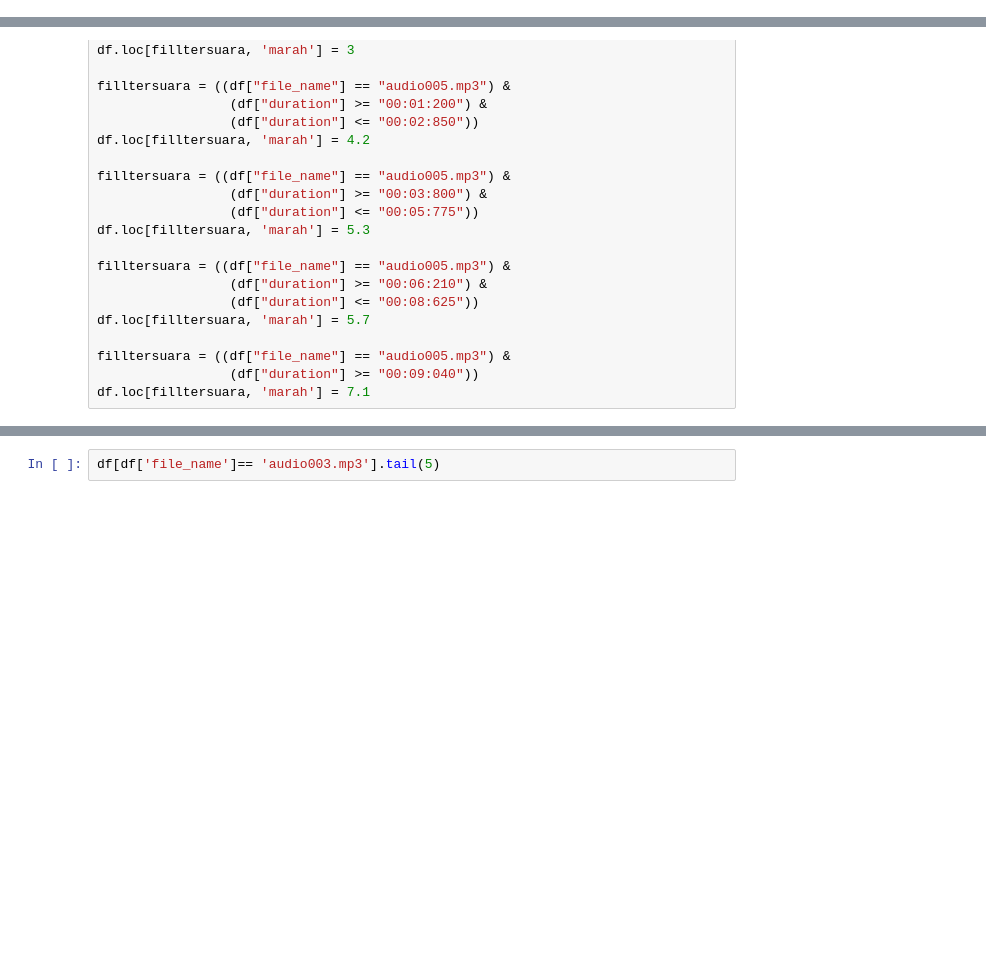
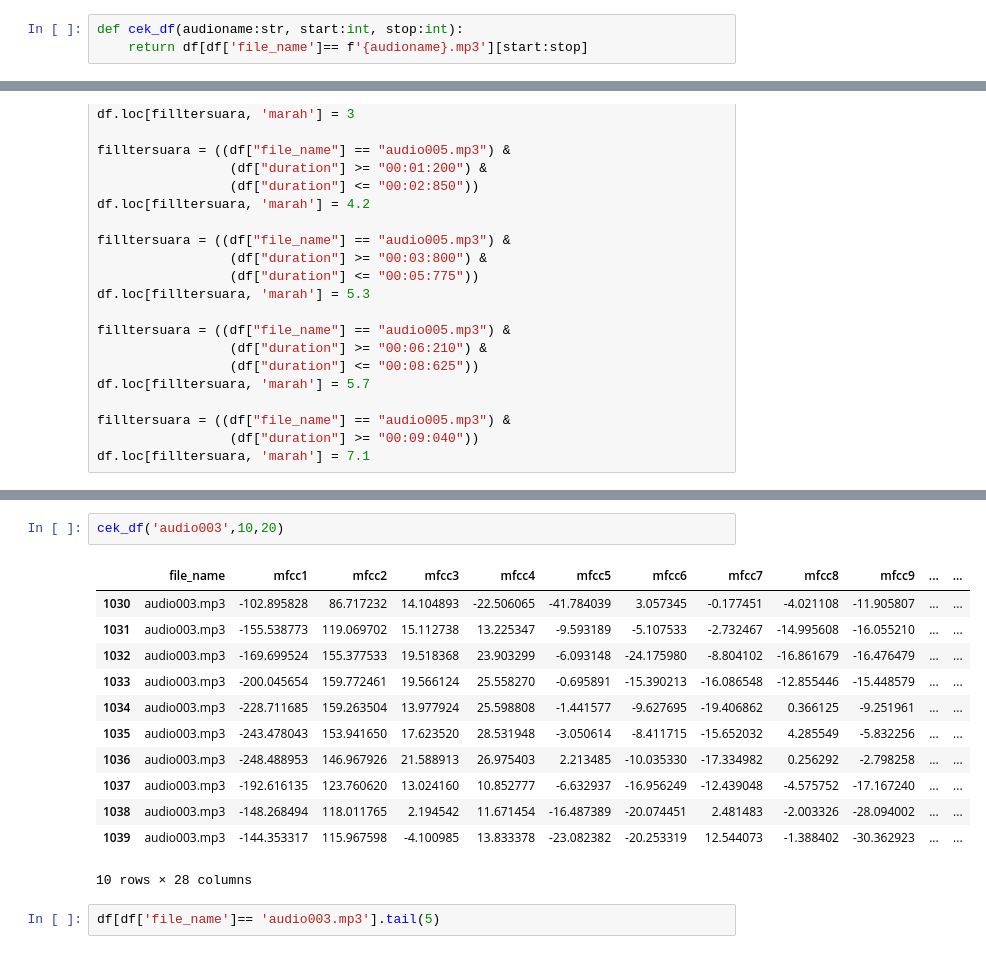
Before and after one commit to mwahid60/audio_preprocesing, a Jupyter notebook: emotion.ipynb, the cells around one changed output, grey strips where cells are left out. Saved outputs shown, nothing was run; the diff lists cells and outputs as text; blank space fills up the shorter version.

```diff
--- a/emotion.ipynb
+++ b/emotion.ipynb
@@ -16,3 +18,6 @@ import IPython.display as ipd
+# %%
+def cek_df(audioname:str, start:int, stop:int):
+    return df[df['file_name']== f'{audioname}.mp3'][start:stop]
 # %% [markdown]
 # Load Audio
 # %%
@@ -252,3 +267,18 @@ df.loc[df['file_name']=='audio005.mp3'][30:45]
+# %%
+cek_df('audio003',10,20)
+# %% [output]
+|  | file_name | mfcc1 | mfcc2 | mfcc3 | mfcc4 | mfcc5 | mfcc6 | mfcc7 | mfcc8 | mfcc9 | ... | ... |
+| 1030 | audio003.mp3 | -102.895828 | 86.717232 | 14.104893 | -22.506065 | -41.784039 | 3.057345 | -0.177451 | -4.021108 | -11.905807 | ... | ... |
+| 1031 | audio003.mp3 | -155.538773 | 119.069702 | 15.112738 | 13.225347 | -9.593189 | -5.107533 | -2.732467 | -14.995608 | -16.055210 | ... | ... |
+| 1032 | audio003.mp3 | -169.699524 | 155.377533 | 19.518368 | 23.903299 | -6.093148 | -24.175980 | -8.804102 | -16.861679 | -16.476479 | ... | ... |
+| 1033 | audio003.mp3 | -200.045654 | 159.772461 | 19.566124 | 25.558270 | -0.695891 | -15.390213 | -16.086548 | -12.855446 | -15.448579 | ... | ... |
+| 1034 | audio003.mp3 | -228.711685 | 159.263504 | 13.977924 | 25.598808 | -1.441577 | -9.627695 | -19.406862 | 0.366125 | -9.251961 | ... | ... |
+| 1035 | audio003.mp3 | -243.478043 | 153.941650 | 17.623520 | 28.531948 | -3.050614 | -8.411715 | -15.652032 | 4.285549 | -5.832256 | ... | ... |
+| 1036 | audio003.mp3 | -248.488953 | 146.967926 | 21.588913 | 26.975403 | 2.213485 | -10.035330 | -17.334982 | 0.256292 | -2.798258 | ... | ... |
+| 1037 | audio003.mp3 | -192.616135 | 123.760620 | 13.024160 | 10.852777 | -6.632937 | -16.956249 | -12.439048 | -4.575752 | -17.167240 | ... | ... |
+| 1038 | audio003.mp3 | -148.268494 | 118.011765 | 2.194542 | 11.671454 | -16.487389 | -20.074451 | 2.481483 | -2.003326 | -28.094002 | ... | ... |
+| 1039 | audio003.mp3 | -144.353317 | 115.967598 | -4.100985 | 13.833378 | -23.082382 | -20.253319 | 12.544073 | -1.388402 | -30.362923 | ... | ... |
+10 rows × 28 columns
 # %%
 df[df['file_name']== 'audio003.mp3'].tail(5)
 # %% [output]
```
Also changed, not shown: parts of 5 cells of this notebook.
